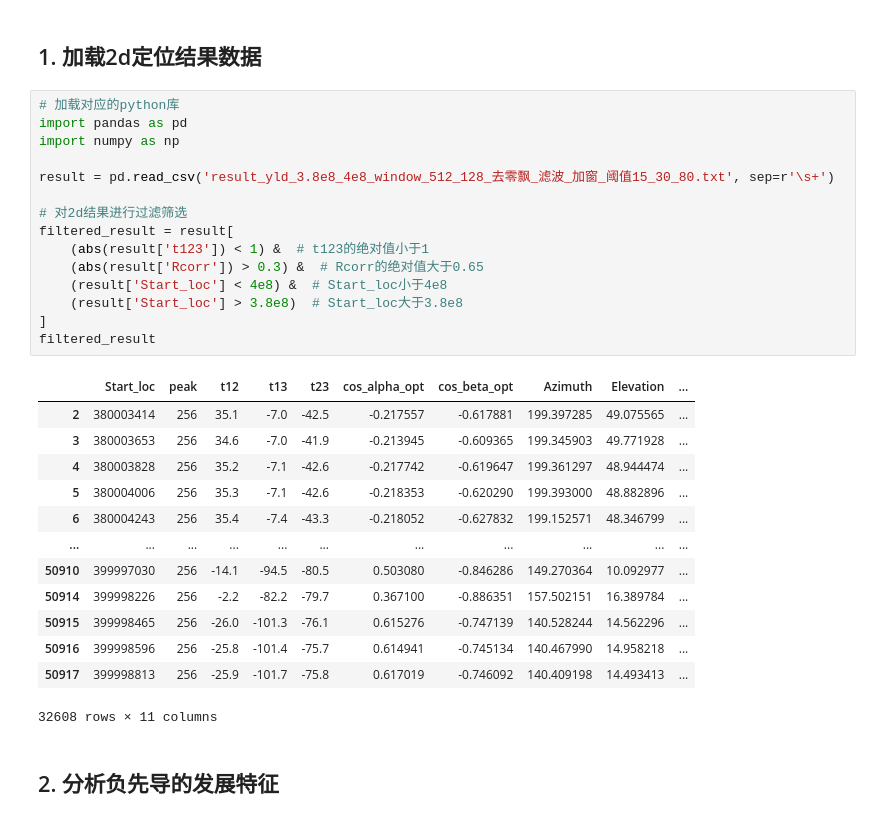
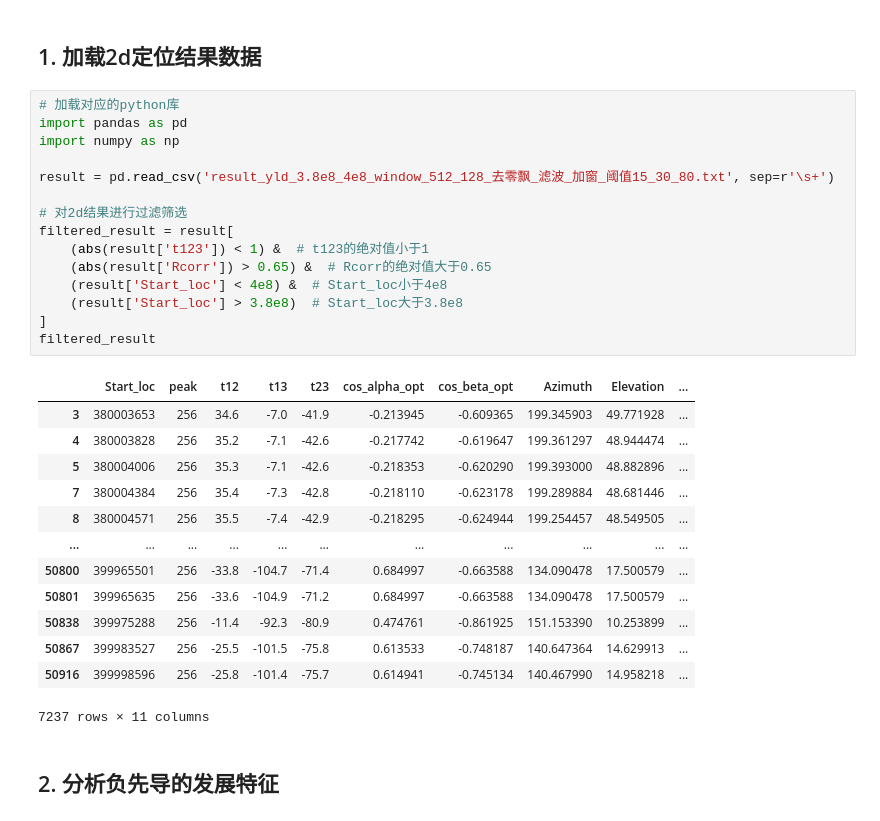
Before and after one commit to S0ngRu1/Lightning-Mapping, a Jupyter notebook: 2024/2d/Analysis Signal Interval.ipynb, the cells around one changed output. Drawn from its saved outputs; the diff is of its cells as text.

```diff
--- a/2024/2d/Analysis Signal Interval.ipynb
+++ b/2024/2d/Analysis Signal Interval.ipynb
@@ -5,32 +5,32 @@
 # %%
 # 加载对应的python库
 import pandas as pd
 import numpy as np
 
 result = pd.read_csv('result_yld_3.8e8_4e8_window_512_128_去零飘_滤波_加窗_阈值15_30_80.txt', sep=r'\s+')
 
 # 对2d结果进行过滤筛选
 filtered_result = result[
     (abs(result['t123']) < 1) &  # t123的绝对值小于1
-    (abs(result['Rcorr']) > 0.3) &  # Rcorr的绝对值大于0.65
+    (abs(result['Rcorr']) > 0.65) &  # Rcorr的绝对值大于0.65
     (result['Start_loc'] < 4e8) &  # Start_loc小于4e8
     (result['Start_loc'] > 3.8e8)  # Start_loc大于3.8e8
 ]
 filtered_result
 # %% [output]
 |  | Start_loc | peak | t12 | t13 | t23 | cos_alpha_opt | cos_beta_opt | Azimuth | Elevation | ... |
-| 2 | 380003414 | 256 | 35.1 | -7.0 | -42.5 | -0.217557 | -0.617881 | 199.397285 | 49.075565 | ... |
 | 3 | 380003653 | 256 | 34.6 | -7.0 | -41.9 | -0.213945 | -0.609365 | 199.345903 | 49.771928 | ... |
 | 4 | 380003828 | 256 | 35.2 | -7.1 | -42.6 | -0.217742 | -0.619647 | 199.361297 | 48.944474 | ... |
 | 5 | 380004006 | 256 | 35.3 | -7.1 | -42.6 | -0.218353 | -0.620290 | 199.393000 | 48.882896 | ... |
-| 6 | 380004243 | 256 | 35.4 | -7.4 | -43.3 | -0.218052 | -0.627832 | 199.152571 | 48.346799 | ... |
+| 7 | 380004384 | 256 | 35.4 | -7.3 | -42.8 | -0.218110 | -0.623178 | 199.289884 | 48.681446 | ... |
+| 8 | 380004571 | 256 | 35.5 | -7.4 | -42.9 | -0.218295 | -0.624944 | 199.254457 | 48.549505 | ... |
 | ... | ... | ... | ... | ... | ... | ... | ... | ... | ... | ... |
-| 50910 | 399997030 | 256 | -14.1 | -94.5 | -80.5 | 0.503080 | -0.846286 | 149.270364 | 10.092977 | ... |
-| 50914 | 399998226 | 256 | -2.2 | -82.2 | -79.7 | 0.367100 | -0.886351 | 157.502151 | 16.389784 | ... |
-| 50915 | 399998465 | 256 | -26.0 | -101.3 | -76.1 | 0.615276 | -0.747139 | 140.528244 | 14.562296 | ... |
+| 50800 | 399965501 | 256 | -33.8 | -104.7 | -71.4 | 0.684997 | -0.663588 | 134.090478 | 17.500579 | ... |
+| 50801 | 399965635 | 256 | -33.6 | -104.9 | -71.2 | 0.684997 | -0.663588 | 134.090478 | 17.500579 | ... |
+| 50838 | 399975288 | 256 | -11.4 | -92.3 | -80.9 | 0.474761 | -0.861925 | 151.153390 | 10.253899 | ... |
+| 50867 | 399983527 | 256 | -25.5 | -101.5 | -75.8 | 0.613533 | -0.748187 | 140.647364 | 14.629913 | ... |
 | 50916 | 399998596 | 256 | -25.8 | -101.4 | -75.7 | 0.614941 | -0.745134 | 140.467990 | 14.958218 | ... |
-| 50917 | 399998813 | 256 | -25.9 | -101.7 | -75.8 | 0.617019 | -0.746092 | 140.409198 | 14.493413 | ... |
-32608 rows × 11 columns
+7237 rows × 11 columns
 # %% [markdown]
 ## 2. 分析负先导的发展特征
 # %%
```
Also changed, not shown: parts of 6 cells of this notebook, 4 other files.
